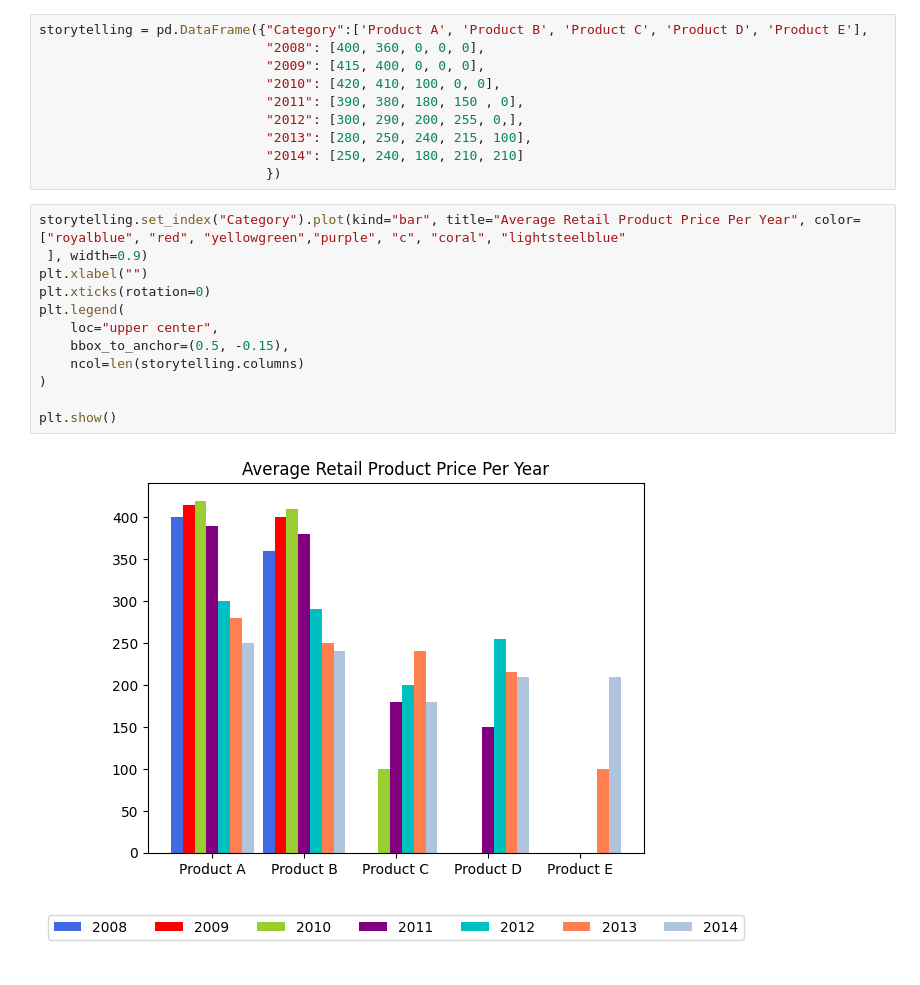
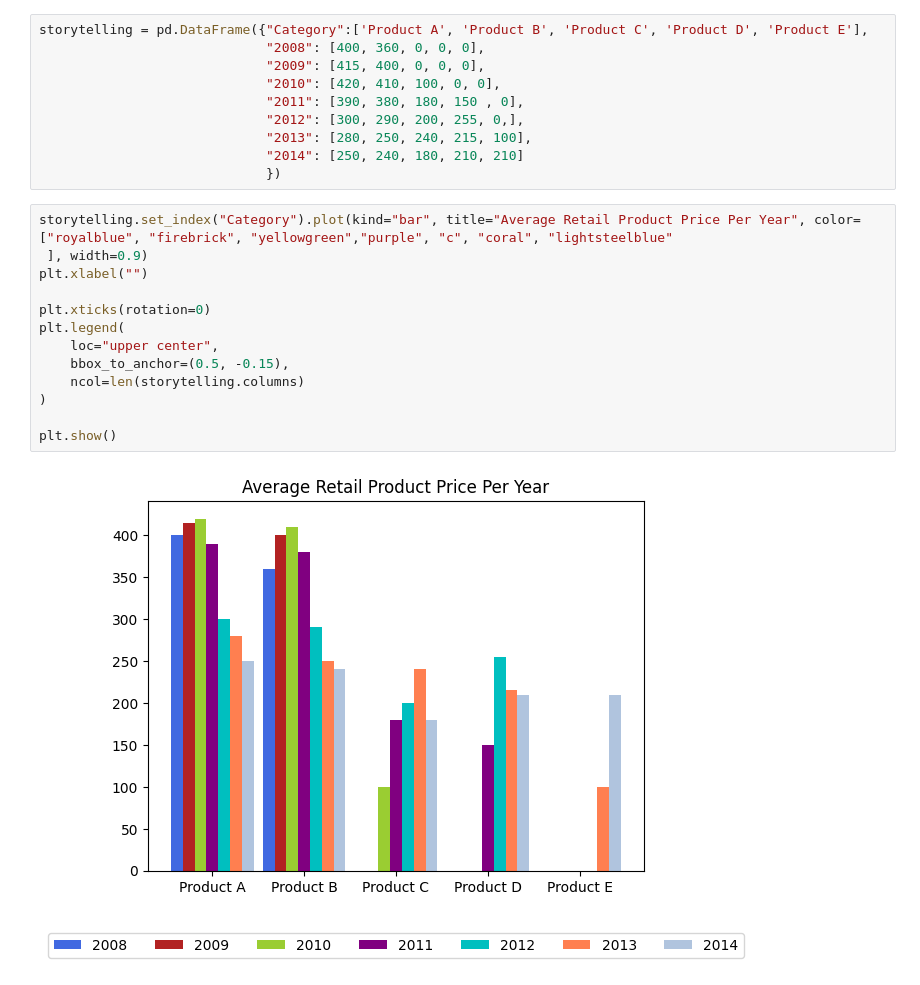
Before and after one commit to manningdbu/OMDS-ModB2-Week-11---Manning-Diana-, a Jupyter notebook: Week11 (1).ipynb, the cells around one changed output. Cells and saved outputs as stored; diff of their text form.

```diff
--- a/Week11 (1).ipynb
+++ b/Week11 (1).ipynb
@@ -266,16 +266,17 @@ storytelling = pd.DataFrame({"Category":['Product A', 'Product B', 'Product C',
                              "2014": [250, 240, 180, 210, 210]
                              })
 # %%
-storytelling.set_index("Category").plot(kind="bar", title="Average Retail Product Price Per Year", color=["royalblue", "red", "yellowgreen","purple", "c", "coral", "lightsteelblue"
+storytelling.set_index("Category").plot(kind="bar", title="Average Retail Product Price Per Year", color=["royalblue", "firebrick", "yellowgreen","purple", "c", "coral", "lightsteelblue"
  ], width=0.9)
 plt.xlabel("")
+
 plt.xticks(rotation=0)
 plt.legend(
     loc="upper center",
     bbox_to_anchor=(0.5, -0.15),
     ncol=len(storytelling.columns)
 )
 
 plt.show()
 # %% [output]
-[figure, old version]
+[figure, new version]
```
